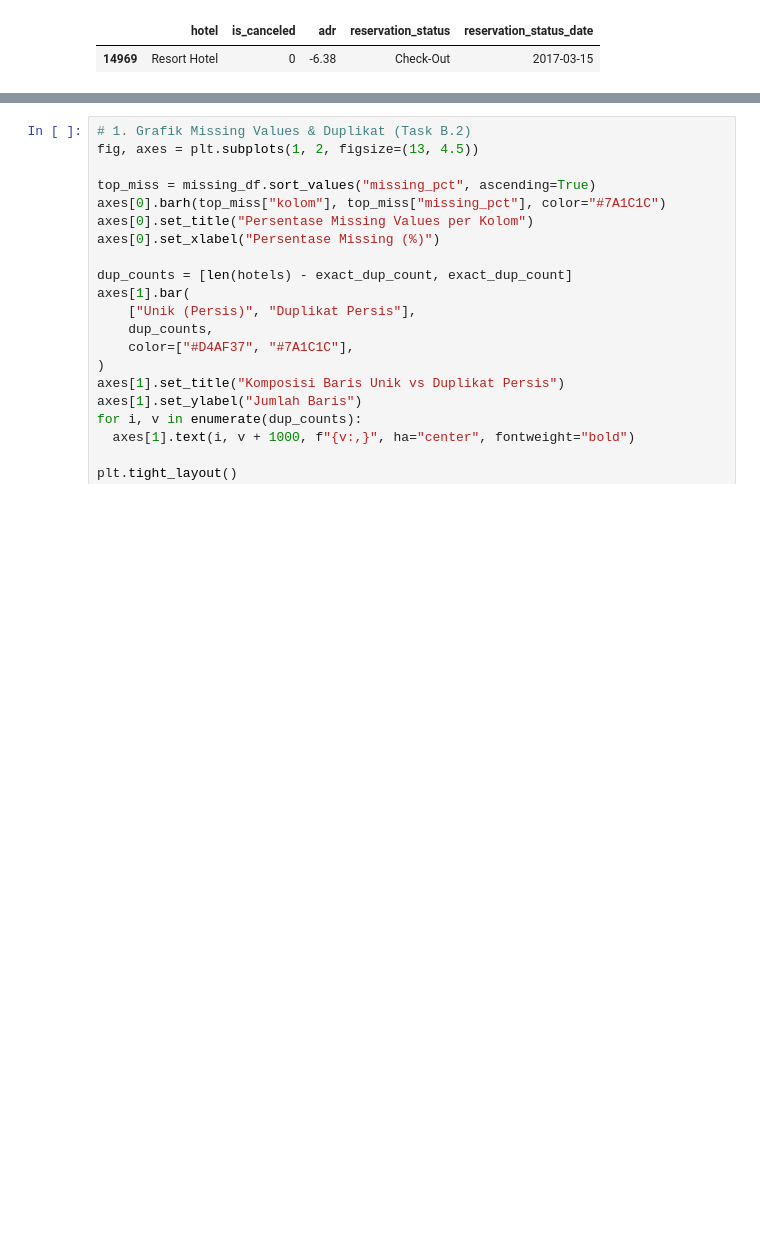
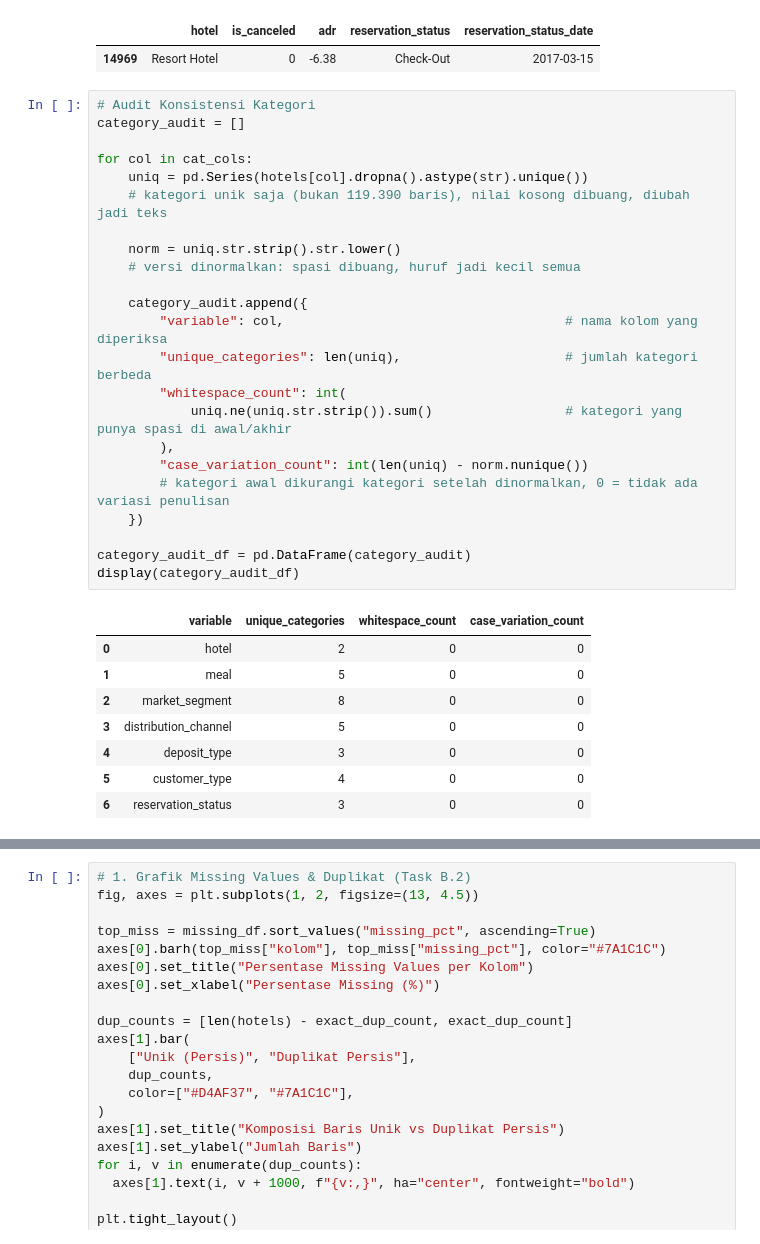
Before and after one commit to aulnr43/final_peoject_tsdw, a Jupyter notebook: notebooks/02_quality_assessment.ipynb, the cells around one changed output, grey strips where cells are left out. Drawn from its saved outputs; the diff is of its cells as text; blank space fills up the shorter version.

```diff
--- a/notebooks/02_quality_assessment.ipynb
+++ b/notebooks/02_quality_assessment.ipynb
@@ -225,3 +221,35 @@ Lead time negatif (lead_time < 0)             : 0
 Inkonsistensi reservation_status & is_canceled: 0
 |  | hotel | is_canceled | adr | reservation_status | reservation_status_date |
 | 14969 | Resort Hotel | 0 | -6.38 | Check-Out | 2017-03-15 |
+# %%
+# Audit Konsistensi Kategori
+category_audit = []
+
+for col in cat_cols:
+    uniq = pd.Series(hotels[col].dropna().astype(str).unique())
+    # kategori unik saja (bukan 119.390 baris), nilai kosong dibuang, diubah jadi teks
+
+    norm = uniq.str.strip().str.lower()
+    # versi dinormalkan: spasi dibuang, huruf jadi kecil semua
+
+    category_audit.append({
+        "variable": col,                                    # nama kolom yang diperiksa
+        "unique_categories": len(uniq),                     # jumlah kategori berbeda
+        "whitespace_count": int(
+            uniq.ne(uniq.str.strip()).sum()                 # kategori yang punya spasi di awal/akhir
+        ),
+        "case_variation_count": int(len(uniq) - norm.nunique())
+        # kategori awal dikurangi kategori setelah dinormalkan, 0 = tidak ada variasi penulisan
+    })
+
+category_audit_df = pd.DataFrame(category_audit)
+display(category_audit_df)
+# %% [output]
+|  | variable | unique_categories | whitespace_count | case_variation_count |
+| 0 | hotel | 2 | 0 | 0 |
+| 1 | meal | 5 | 0 | 0 |
+| 2 | market_segment | 8 | 0 | 0 |
+| 3 | distribution_channel | 5 | 0 | 0 |
+| 4 | deposit_type | 3 | 0 | 0 |
+| 5 | customer_type | 4 | 0 | 0 |
+| 6 | reservation_status | 3 | 0 | 0 |
```
Also changed, not shown: parts of 5 cells of this notebook.
